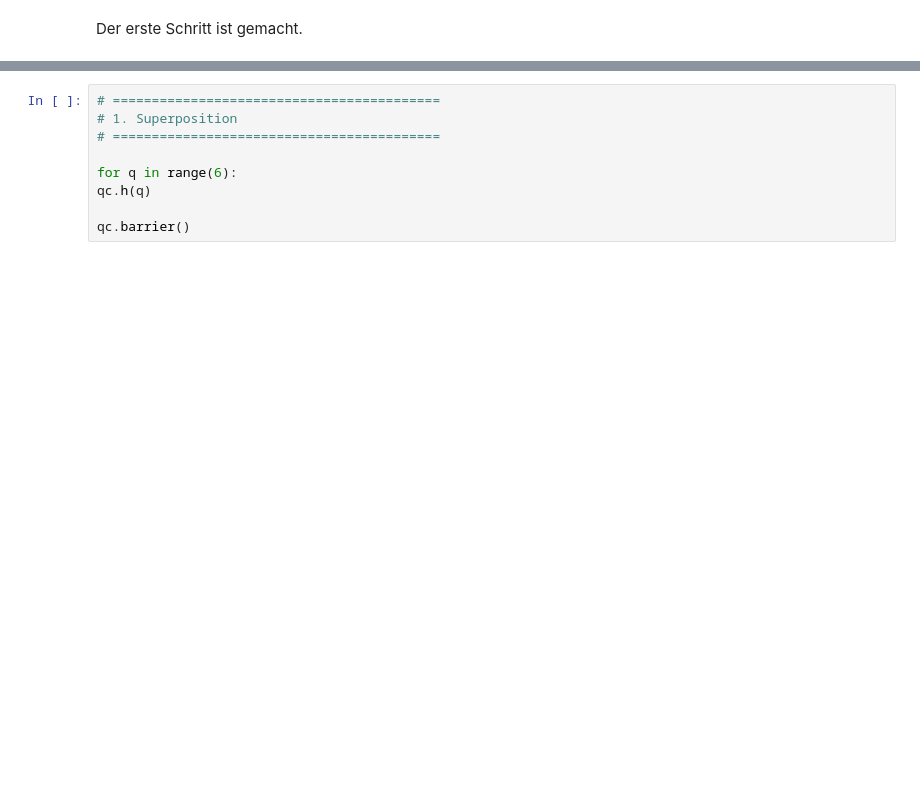
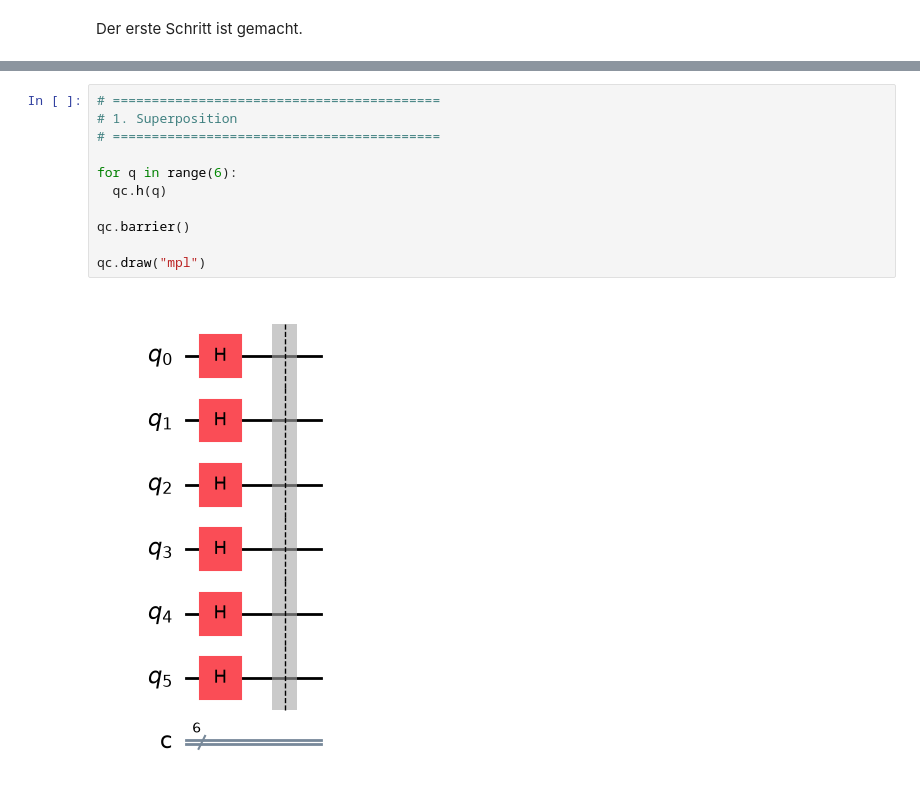
Before and after one commit to MelB18/EasyQuanten, a Jupyter notebook: Daenemark.ipynb, the cells around one changed output, grey strips where cells are left out. Drawn from its saved outputs; the diff is of its cells as text; blank space fills up the shorter version.

```diff
--- a/Daenemark.ipynb
+++ b/Daenemark.ipynb
@@ -14,12 +41,16 @@ ModuleNotFoundError: No module named 'qiskit'
 # %%
 # ==========================================
 # 1. Superposition
 # ==========================================
 
 for q in range(6):
-qc.h(q)
+  qc.h(q)
 
 qc.barrier()
+
+qc.draw("mpl")
+# %% [output]
+[figure, added]
 # %%
 # ==========================================
 # 2. Cost Layer
```
Also changed, not shown: parts of 6 cells of this notebook.
